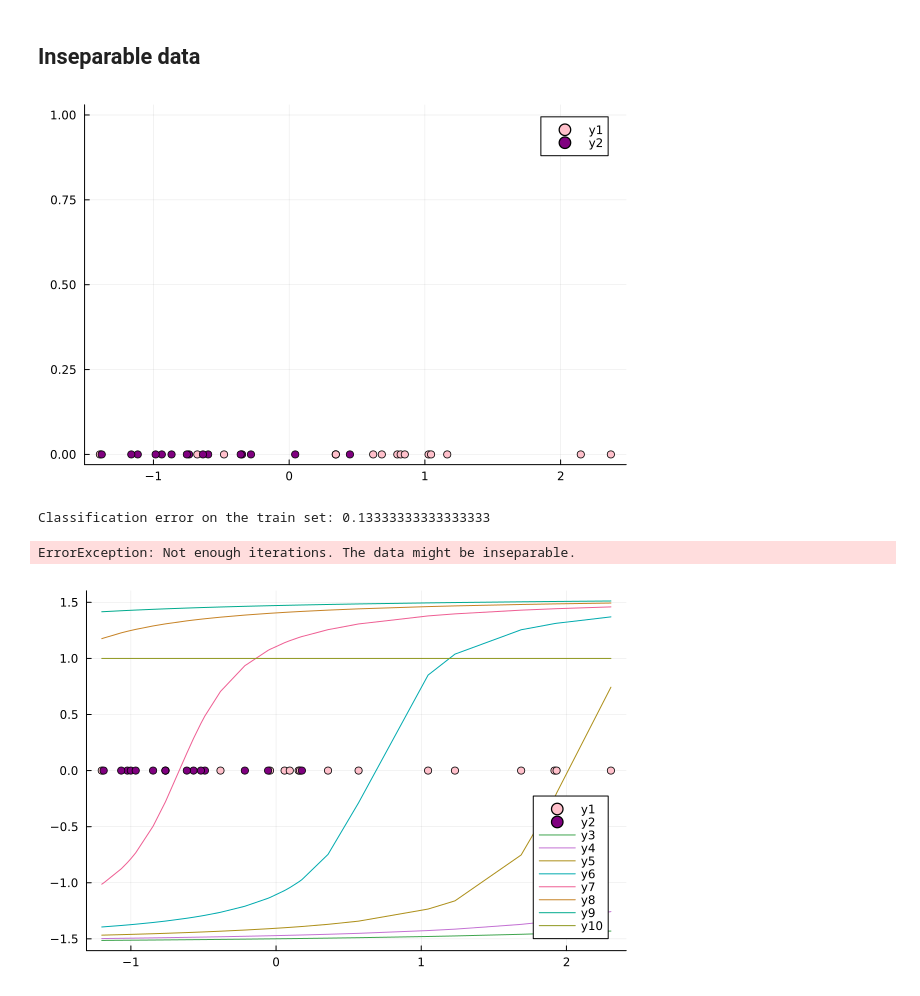
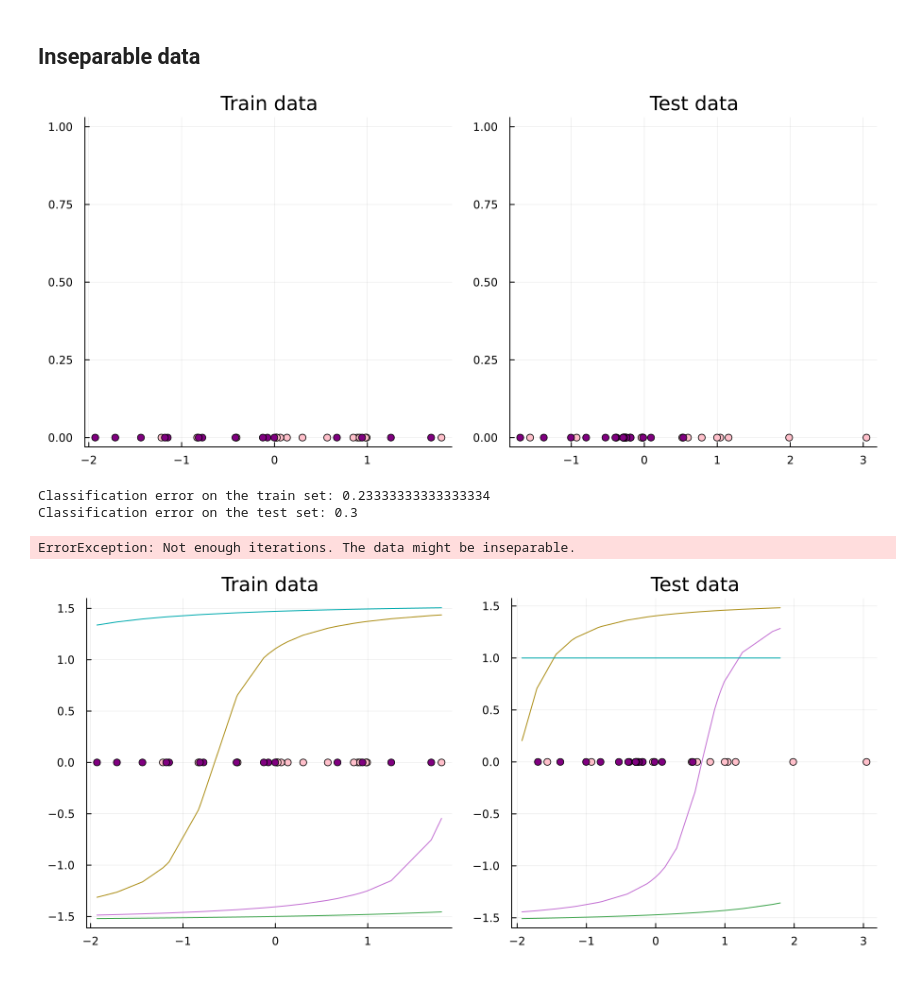
Before and after one commit to B0B36JUL-FinalProjects-2022/Projekt_korladia, a Jupyter notebook: examples/example.ipynb, the cells around one changed output. Drawn from its saved outputs; the diff is of its cells as text; code cells hidden in the pictures.

```diff
--- a/examples/example.ipynb
+++ b/examples/example.ipynb
@@ -165,48 +159,53 @@ plot(p1, p2,layout=(2,1), legend=false)
 # %%
 #AC, MN, KP, YT
 # Best: DH, YT
-imgs, lbls, letter_counts = create_work_set(alphabet, images, labels, letters = "AC");
+imgs, lbls, letter_counts = create_work_set(alphabet, images, labels, letters = "KP");
 imgs_trn, lbls_trn, imgs_tst, lbls_tst = crossval(imgs, lbls, letter_counts);
 
 x_trn = compute_measurements(imgs_trn, meas_type = method1)
 y_trn = compute_measurements(imgs_trn, meas_type = method2)
 x_tst = compute_measurements(imgs_tst, meas_type = method1)
 y_tst = compute_measurements(imgs_tst, meas_type = method2)
 
 # Create matrices of all the measurments
 X_trn_2 = vcat(x_trn',y_trn')
 X_trn_1 = reshape(x_trn, 1, size(x_trn)[1])
 X_tst_2 = vcat(x_tst',y_tst')
 X_tst_1 = reshape(x_tst, 1, size(x_tst)[1])
 
 # Prepare the data
 X_trn_1 = add_padding(X_trn_1, position="under")
 X_trn_2 = add_padding(X_trn_2)
 lbls_trn = flip_lbls(lbls_trn)
 X_tst_1 = add_padding(X_tst_1, position="under")
 X_tst_2 = add_padding(X_tst_2)
 lbls_tst = flip_lbls(lbls_tst)
 
 
 # Show data inseparability
-x1 = x_tst[1:size(x_trn)[1]÷2]
-x2 = x_tst[size(x_trn)[1]÷2+1:end]
-plot(x1,zeros(15),seriestype=:scatter, color=:pink)
-plot!(x2,zeros(15),seriestype=:scatter, color=:purple)
+test_train_plot(x_trn, x_tst)
 # %% [output]
-[figure, old version]
+[figure, new version]
 # %%
 # Logreg
 w_init = [-4.0,-1.0]
 res = logistic_loss(X_trn_1,lbls_trn,w_init)
 w,wt,Et = logistic_loss_gradient_descent(X_trn_1,lbls_trn,w_init)
-res_lbl = classification(X_trn_1, w, "logreg")
+res_lbl = classification(X_trn_1, w, Logreg())
 err = compute_error(res_lbl, lbls_trn)
 # println(lbls_trn)
 # println(res_lbl)
 println("Classification error on the train set: $(err)")
+
+# TEST SET
+res_lbl = classification(X_tst_1, w, Logreg())
+err = compute_error(res_lbl, lbls_tst)
+# println(lbls_trn)
+# println(res_lbl)
+println("Classification error on the test set: $(err)")
 # %% [output]
-Classification error on the train set: 0.13333333333333333
+Classification error on the train set: 0.23333333333333334
+Classification error on the test set: 0.3
 # %%
 # Kozinec
 alpha_k = kozinec(X_trn_1, lbls_trn)
@@ -224,15 +223,12 @@ a = collect(dimension_lifting(x_trn, dims=dims, lifter = m2))
 a = reduce(vcat,transpose.(a))
 b = collect(dimension_lifting(x_tst,dims=dims, lifter = m2))
 b = reduce(vcat,transpose.(b))
-x1 = x_trn[1:size(x_trn)[1]÷2]
-x2 = x_trn[size(x_trn)[1]÷2+1:end]
-p1 = plot(x1,zeros(15),seriestype=:scatter, color=:pink)
-p1 = plot(p1, x2,zeros(15),seriestype=:scatter, color=:purple)
+p1 = test_train_plot(x_trn, x_tst)
 indices = sortperm(x_trn)
 x_n = x_trn[indices]
 p1 = plot(p1,x_n,a[:,1:end])
 # %% [output]
-[figure, old version]
+[figure, new version]
 # %%
 w_init = ones(dims+1)
 a = reshape(a,dims+1,30)
```
Also changed, not shown: parts of 11 cells of this notebook.
